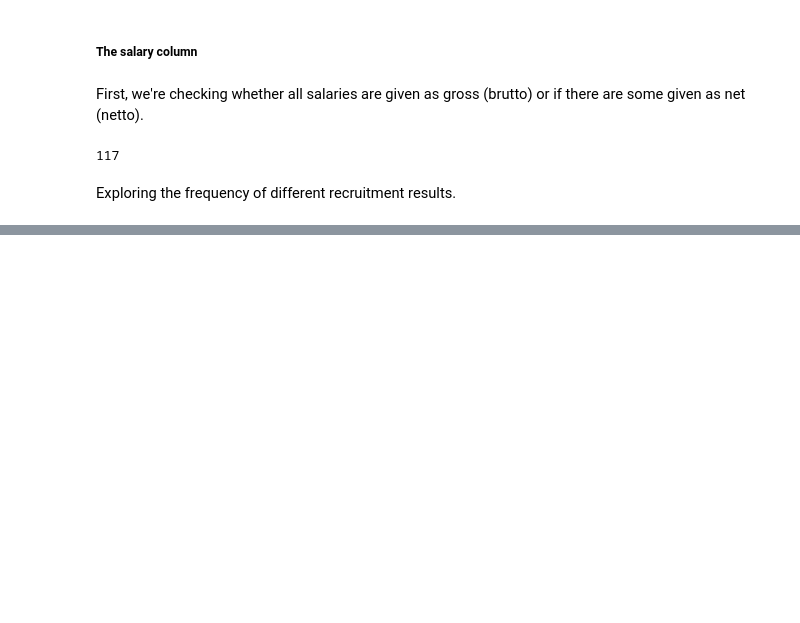
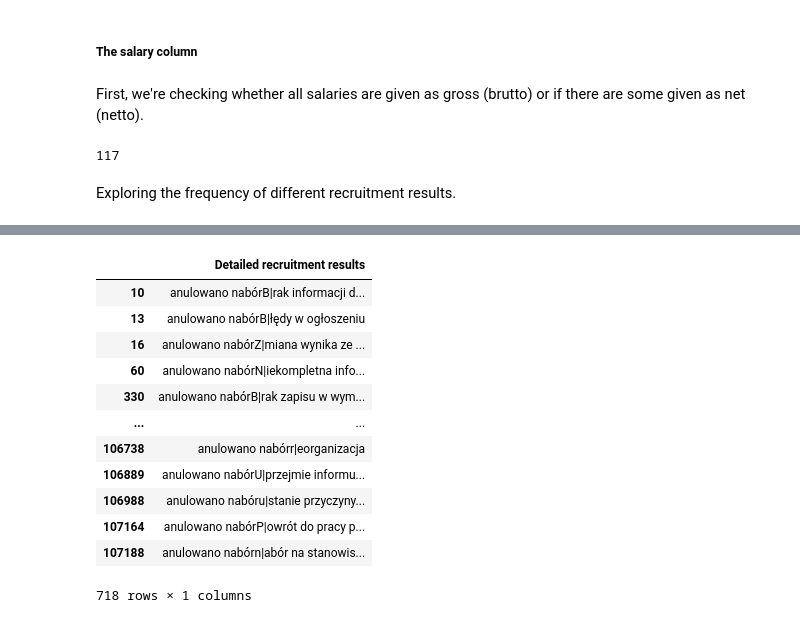
Before and after one commit to BERENZ/2024-mgr-sluzba-cywilna, a Jupyter notebook: Code/Data cleansing.ipynb, the cells around one changed output, grey strips where cells are left out. Cells and saved outputs as stored; diff of their text form; code cells hidden in the pictures; blank space fills up the shorter version.

```diff
--- a/Code/Data cleansing.ipynb
+++ b/Code/Data cleansing.ipynb
@@ -158,0 +144,16 @@ with open('Data cleansing.ipynb', 'r') as file:
+# %%
+df[df['Detailed recruitment results'].str.contains(r'anulowano nabór')][['Detailed recruitment results']]
+# %% [output]
+|  | Detailed recruitment results |
+| 10 | anulowano nabórB|rak informacji d... |
+| 13 | anulowano nabórB|łędy w ogłoszeniu |
+| 16 | anulowano nabórZ|miana wynika ze ... |
+| 60 | anulowano nabórN|iekompletna info... |
+| 330 | anulowano nabórB|rak zapisu w wym... |
+| ... | ... |
+| 106738 | anulowano nabórr|eorganizacja |
+| 106889 | anulowano nabórU|przejmie informu... |
+| 106988 | anulowano nabóru|stanie przyczyny... |
+| 107164 | anulowano nabórP|owrót do pracy p... |
+| 107188 | anulowano nabórn|abór na stanowis... |
+718 rows × 1 columns
```
Also changed, not shown: parts of 7 cells of this notebook.
